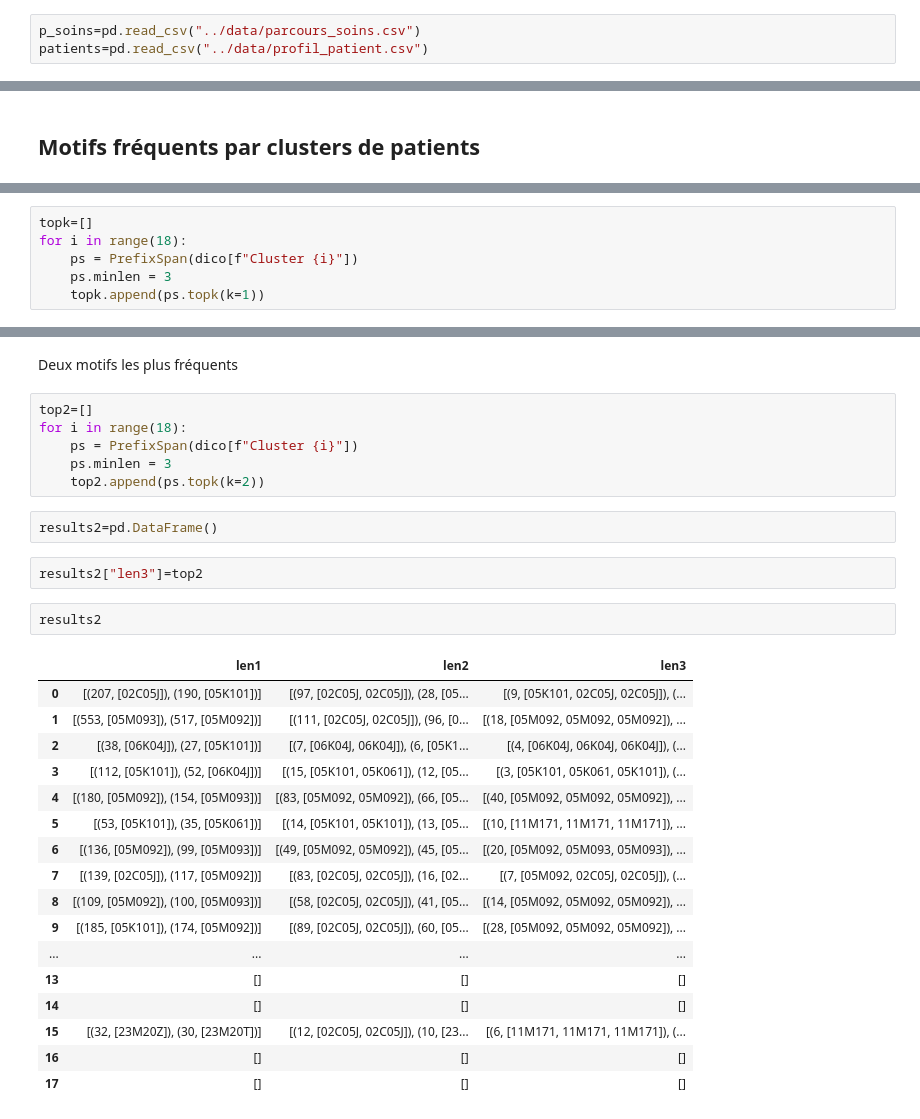
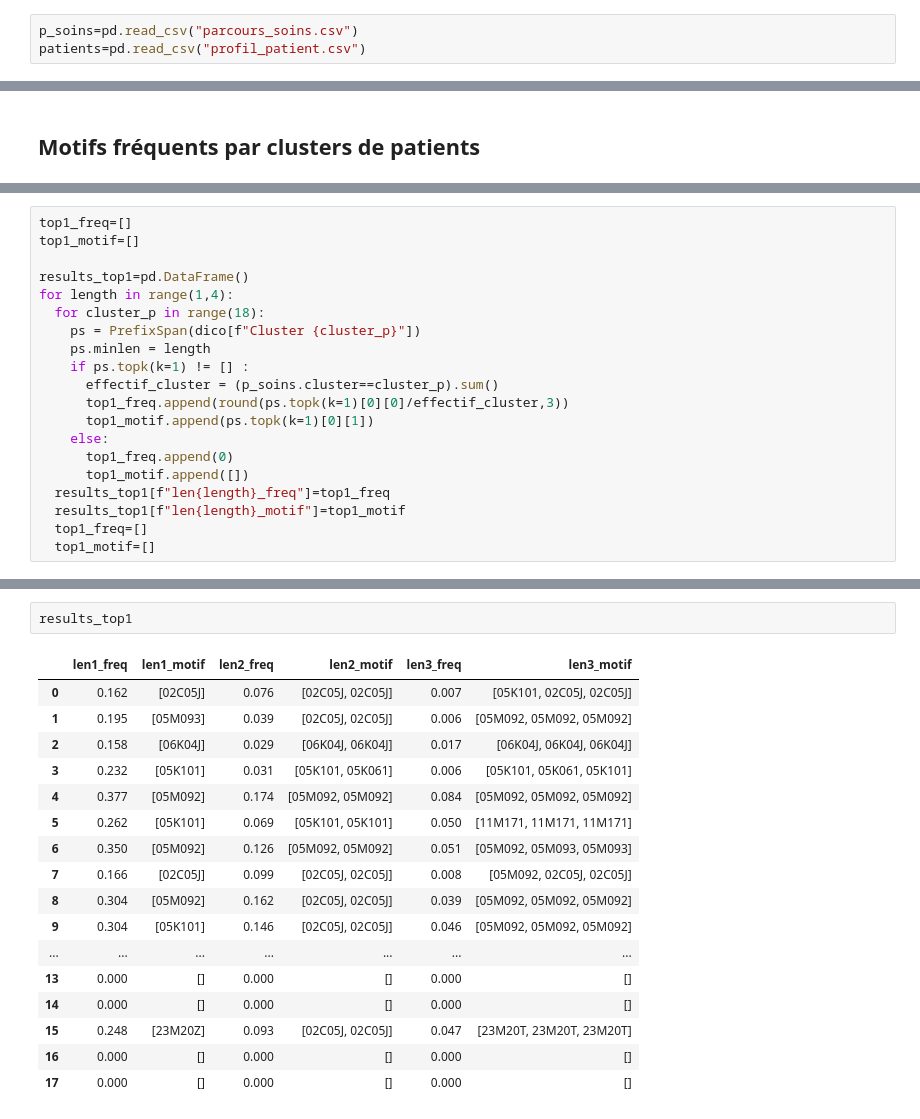
Before and after one commit to Kirscher/TextMining_Parcours_de_soin, a Jupyter notebook: text_mining/PrefixSpan_sur_clusters.ipynb, the cells around one changed output, grey strips where cells are left out. Saved outputs shown, nothing was run; the diff lists cells and outputs as text.

```diff
--- a/text_mining/PrefixSpan_sur_clusters.ipynb
+++ b/text_mining/PrefixSpan_sur_clusters.ipynb
@@ -26,8 +26,8 @@ import pandas as pd
 import numpy as np
 from tqdm import tqdm
 # %%
-p_soins=pd.read_csv("../data/parcours_soins.csv")
-patients=pd.read_csv("../data/profil_patient.csv")
+p_soins=pd.read_csv("parcours_soins.csv")
+patients=pd.read_csv("profil_patient.csv")
 # %%
 p_soins=p_soins.rename(columns={"BEN_NIR_IDT": "CODE_PATIENT"})
 p_soins=p_soins.set_index("CODE_PATIENT")
@@ -106,6 +83,20 @@ Motif le plus fréquent
 # %%
-topk=[]
-for i in range(18):
-    ps = PrefixSpan(dico[f"Cluster {i}"])
-    ps.minlen = 3
-    topk.append(ps.topk(k=1))
+top1_freq=[]
+top1_motif=[]
+
+results_top1=pd.DataFrame()
+for length in range(1,4):
+  for cluster_p in range(18):
+    ps = PrefixSpan(dico[f"Cluster {cluster_p}"])
+    ps.minlen = length
+    if ps.topk(k=1) != [] :
+      effectif_cluster = (p_soins.cluster==cluster_p).sum()
+      top1_freq.append(round(ps.topk(k=1)[0][0]/effectif_cluster,3))
+      top1_motif.append(ps.topk(k=1)[0][1])
+    else:
+      top1_freq.append(0)
+      top1_motif.append([])
+  results_top1[f"len{length}_freq"]=top1_freq
+  results_top1[f"len{length}_motif"]=top1_motif
+  top1_freq=[]
+  top1_motif=[]
@@ -138,32 +103,20 @@ results
-# %% [markdown]
-Deux motifs les plus fréquents
-# %%
-top2=[]
-for i in range(18):
-    ps = PrefixSpan(dico[f"Cluster {i}"])
-    ps.minlen = 3
-    top2.append(ps.topk(k=2))
-# %%
-results2=pd.DataFrame()
-# %%
-results2["len3"]=top2
-# %%
-results2
-# %% [output]
-|  | len1 | len2 | len3 |
-| 0 | [(207, [02C05J]), (190, [05K101])] | [(97, [02C05J, 02C05J]), (28, [05... | [(9, [05K101, 02C05J, 02C05J]), (... |
-| 1 | [(553, [05M093]), (517, [05M092])] | [(111, [02C05J, 02C05J]), (96, [0... | [(18, [05M092, 05M092, 05M092]), ... |
-| 2 | [(38, [06K04J]), (27, [05K101])] | [(7, [06K04J, 06K04J]), (6, [05K1... | [(4, [06K04J, 06K04J, 06K04J]), (... |
-| 3 | [(112, [05K101]), (52, [06K04J])] | [(15, [05K101, 05K061]), (12, [05... | [(3, [05K101, 05K061, 05K101]), (... |
-| 4 | [(180, [05M092]), (154, [05M093])] | [(83, [05M092, 05M092]), (66, [05... | [(40, [05M092, 05M092, 05M092]), ... |
-| 5 | [(53, [05K101]), (35, [05K061])] | [(14, [05K101, 05K101]), (13, [05... | [(10, [11M171, 11M171, 11M171]), ... |
-| 6 | [(136, [05M092]), (99, [05M093])] | [(49, [05M092, 05M092]), (45, [05... | [(20, [05M092, 05M093, 05M093]), ... |
-| 7 | [(139, [02C05J]), (117, [05M092])] | [(83, [02C05J, 02C05J]), (16, [02... | [(7, [05M092, 02C05J, 02C05J]), (... |
-| 8 | [(109, [05M092]), (100, [05M093])] | [(58, [02C05J, 02C05J]), (41, [05... | [(14, [05M092, 05M092, 05M092]), ... |
-| 9 | [(185, [05K101]), (174, [05M092])] | [(89, [02C05J, 02C05J]), (60, [05... | [(28, [05M092, 05M092, 05M092]), ... |
-| ... | ... | ... | ... |
-| 13 | [] | [] | [] |
-| 14 | [] | [] | [] |
-| 15 | [(32, [23M20Z]), (30, [23M20T])] | [(12, [02C05J, 02C05J]), (10, [23... | [(6, [11M171, 11M171, 11M171]), (... |
-| 16 | [] | [] | [] |
-| 17 | [] | [] | [] |
+# %%
+results_top1
+# %% [output]
+|  | len1_freq | len1_motif | len2_freq | len2_motif | len3_freq | len3_motif |
+| 0 | 0.162 | [02C05J] | 0.076 | [02C05J, 02C05J] | 0.007 | [05K101, 02C05J, 02C05J] |
+| 1 | 0.195 | [05M093] | 0.039 | [02C05J, 02C05J] | 0.006 | [05M092, 05M092, 05M092] |
+| 2 | 0.158 | [06K04J] | 0.029 | [06K04J, 06K04J] | 0.017 | [06K04J, 06K04J, 06K04J] |
+| 3 | 0.232 | [05K101] | 0.031 | [05K101, 05K061] | 0.006 | [05K101, 05K061, 05K101] |
+| 4 | 0.377 | [05M092] | 0.174 | [05M092, 05M092] | 0.084 | [05M092, 05M092, 05M092] |
+| 5 | 0.262 | [05K101] | 0.069 | [05K101, 05K101] | 0.050 | [11M171, 11M171, 11M171] |
+| 6 | 0.350 | [05M092] | 0.126 | [05M092, 05M092] | 0.051 | [05M092, 05M093, 05M093] |
+| 7 | 0.166 | [02C05J] | 0.099 | [02C05J, 02C05J] | 0.008 | [05M092, 02C05J, 02C05J] |
+| 8 | 0.304 | [05M092] | 0.162 | [02C05J, 02C05J] | 0.039 | [05M092, 05M092, 05M092] |
+| 9 | 0.304 | [05K101] | 0.146 | [02C05J, 02C05J] | 0.046 | [05M092, 05M092, 05M092] |
+| ... | ... | ... | ... | ... | ... | ... |
+| 13 | 0.000 | [] | 0.000 | [] | 0.000 | [] |
+| 14 | 0.000 | [] | 0.000 | [] | 0.000 | [] |
+| 15 | 0.248 | [23M20Z] | 0.093 | [02C05J, 02C05J] | 0.047 | [23M20T, 23M20T, 23M20T] |
+| 16 | 0.000 | [] | 0.000 | [] | 0.000 | [] |
+| 17 | 0.000 | [] | 0.000 | [] | 0.000 | [] |
```
Also changed, not shown: parts of 13 cells of this notebook.
